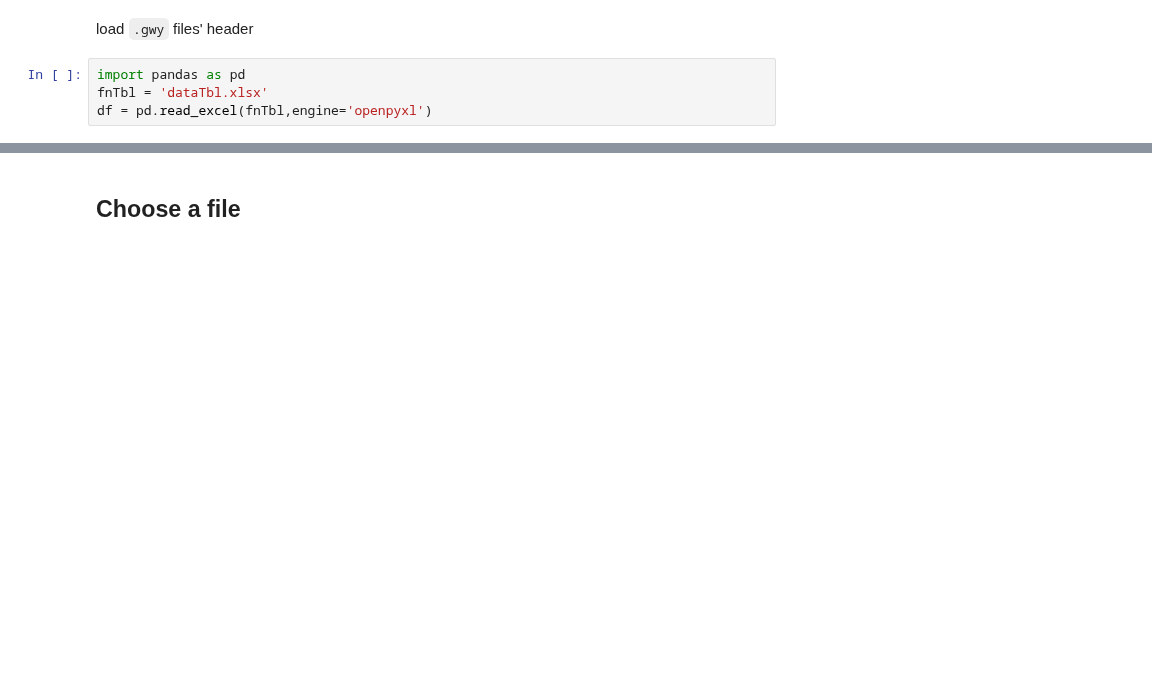
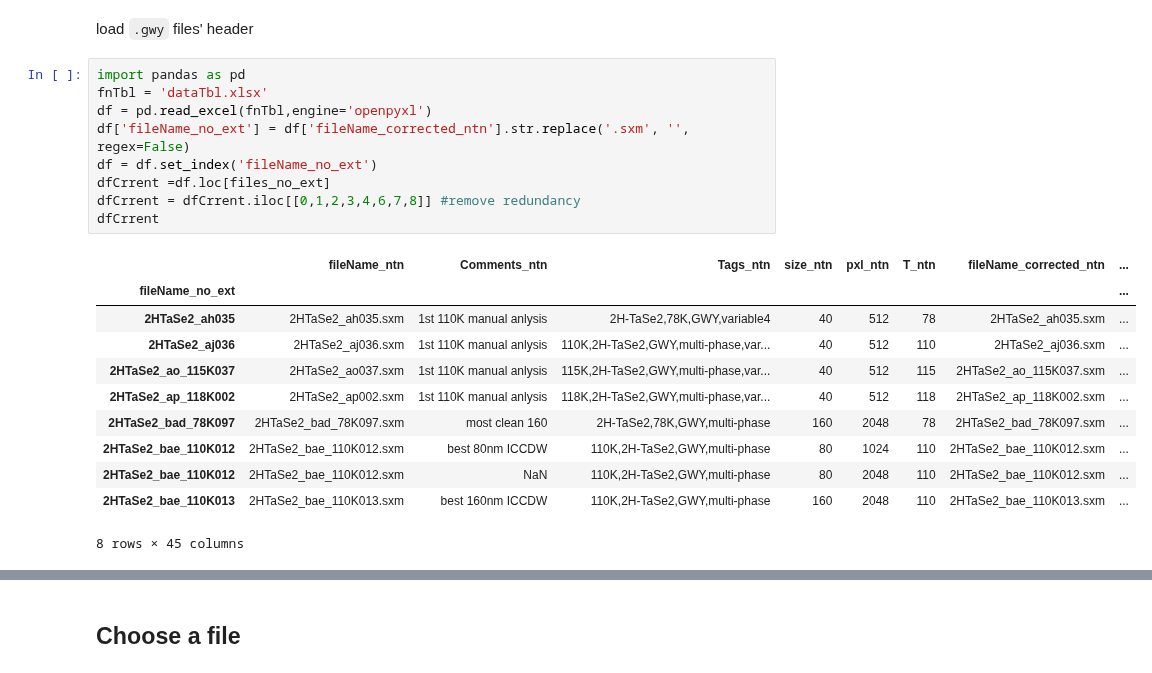
Before and after one commit to Potdooshami/2H_TaSe2_Tc_STM, a Jupyter notebook: Lawler_Fujita(118K_40nm)_testVScodeMigration.ipynb, the cells around one changed output, grey strips where cells are left out. Drawn from its saved outputs; the diff is of its cells as text; blank space fills up the shorter version.

```diff
--- a/Lawler_Fujita(118K_40nm)_testVScodeMigration.ipynb
+++ b/Lawler_Fujita(118K_40nm)_testVScodeMigration.ipynb
@@ -31,4 +31,21 @@ load `.gwy` files' header
 # %%
 import pandas as pd
 fnTbl = 'dataTbl.xlsx'
 df = pd.read_excel(fnTbl,engine='openpyxl')
+df['fileName_no_ext'] = df['fileName_corrected_ntn'].str.replace('.sxm', '', regex=False)
+df = df.set_index('fileName_no_ext')
+dfCrrent =df.loc[files_no_ext]
+dfCrrent = dfCrrent.iloc[[0,1,2,3,4,6,7,8]] #remove redundancy
+dfCrrent
+# %% [output]
+|  | fileName_ntn | Comments_ntn | Tags_ntn | size_ntn | pxl_ntn | T_ntn | fileName_corrected_ntn | ... |
+| fileName_no_ext |  |  |  |  |  |  |  | ... |
+| 2HTaSe2_ah035 | 2HTaSe2_ah035.sxm | 1st 110K manual anlysis | 2H-TaSe2,78K,GWY,variable4 | 40 | 512 | 78 | 2HTaSe2_ah035.sxm | ... |
+| 2HTaSe2_aj036 | 2HTaSe2_aj036.sxm | 1st 110K manual anlysis | 110K,2H-TaSe2,GWY,multi-phase,var... | 40 | 512 | 110 | 2HTaSe2_aj036.sxm | ... |
+| 2HTaSe2_ao_115K037 | 2HTaSe2_ao037.sxm | 1st 110K manual anlysis | 115K,2H-TaSe2,GWY,multi-phase,var... | 40 | 512 | 115 | 2HTaSe2_ao_115K037.sxm | ... |
+| 2HTaSe2_ap_118K002 | 2HTaSe2_ap002.sxm | 1st 110K manual anlysis | 118K,2H-TaSe2,GWY,multi-phase,var... | 40 | 512 | 118 | 2HTaSe2_ap_118K002.sxm | ... |
+| 2HTaSe2_bad_78K097 | 2HTaSe2_bad_78K097.sxm | most clean 160 | 2H-TaSe2,78K,GWY,multi-phase | 160 | 2048 | 78 | 2HTaSe2_bad_78K097.sxm | ... |
+| 2HTaSe2_bae_110K012 | 2HTaSe2_bae_110K012.sxm | best 80nm ICCDW | 110K,2H-TaSe2,GWY,multi-phase | 80 | 1024 | 110 | 2HTaSe2_bae_110K012.sxm | ... |
+| 2HTaSe2_bae_110K012 | 2HTaSe2_bae_110K012.sxm | NaN | 110K,2H-TaSe2,GWY,multi-phase | 80 | 2048 | 110 | 2HTaSe2_bae_110K012.sxm | ... |
+| 2HTaSe2_bae_110K013 | 2HTaSe2_bae_110K013.sxm | best 160nm ICCDW | 110K,2H-TaSe2,GWY,multi-phase | 160 | 2048 | 110 | 2HTaSe2_bae_110K013.sxm | ... |
+8 rows × 45 columns
```
Also changed, not shown: parts of 8 cells of this notebook, 3 other files.
